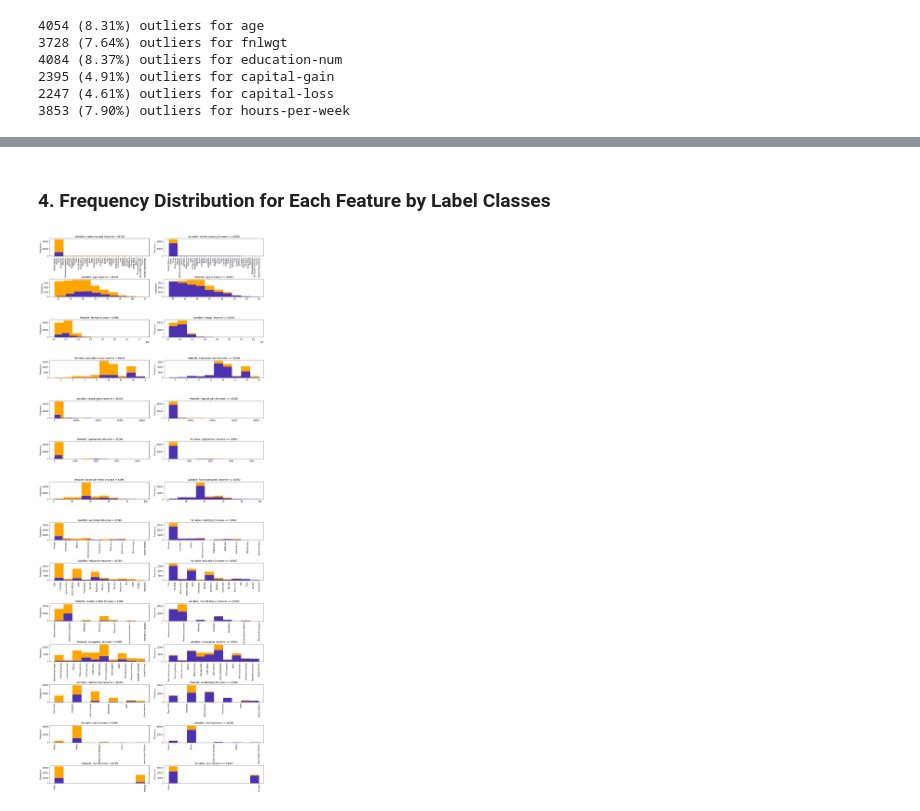
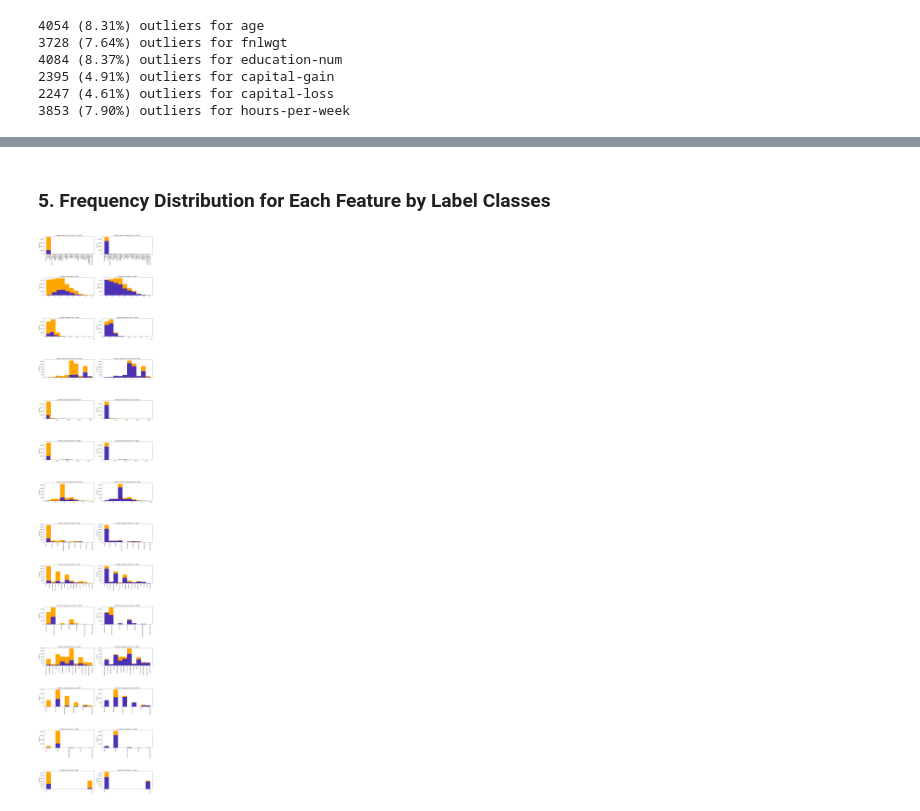
Before and after one commit to legendarycy/IS3221_Grp_2, a Jupyter notebook: IS3221 Project Codes.ipynb, the cells around one changed output, grey strips where cells are left out. Cells and saved outputs as stored; diff of their text form; code cells hidden in the pictures.

```diff
--- a/IS3221 Project Codes.ipynb
+++ b/IS3221 Project Codes.ipynb
@@ -64,0 +67,8 @@ Number of columns :  15
+# %%
+# Convert the categorical columns to a categorical datatype without numeric encoding
+cat_columns = ['workclass', 'education', 'marital-status', 'occupation', 'relationship', 'race', 'sex', 'native-country', 'income']
+for column in cat_columns:
+    df[column] = df[column].astype('category')
+
+# Verify the change by displaying the datatypes again
+df.dtypes
@@ -125,7 +152,7 @@ unique_values_list = []
 
 # Iterate through columns of interest and populate the list with unique values and column names
 for column in cat_columns:
-    unique_values = df[column].unique()
+    unique_values = sorted(census[column].unique())
     for value in unique_values:
         unique_values_list.append([column, value])
 
@@ -178,5 +185,5 @@ census['relationship']
 # %%
-# consistency of spelling within categorical variables
+# Consistency of spelling within categorical variables
 
 # marital-status
 census.loc[:, 'marital-status'] = census['marital-status'].str.replace('married-AF-spouse', 'Married-AF-spouse')
@@ -189,6 +196,8 @@ census.loc[:, 'relationship'] = census['relationship'].str.replace('wife', 'Wife
 census.loc[:, 'sex'] = census['sex'].str.replace('Mole', 'Male')
 census.loc[:, 'sex'] = census['sex'].str.replace('Femole', 'Female')
 
-#native-country
+# native-country
 census.loc[:, 'native-country'] = census['native-country'].str.replace('Hong', 'Hong-Kong')
+census.loc[:, 'native-country'] = census['native-country'].str.replace('South', 'South-Korea')
+census.loc[:, 'native-country'] = census['native-country'].str.replace('Holand-Netherlands', 'Holland-Netherlands')
 # %% [markdown]
@@ -389,39 +582,39 @@ for c in num_columns:
 # %% [markdown]
-### 4. Frequency Distribution for Each Feature by Label Classes ###
+### 5. Frequency Distribution for Each Feature by Label Classes ###
 # %%
 #separate dataframes based on y variable
 gt_50 = census.loc[census["income"] == ">50K",:]
 lte_50 = census.loc[census["income"] == "<=50K",:]
 
-fig, ax = plt.subplots(14, 2, figsize = (20, 45))
+fig, ax = plt.subplots(14, 2, figsize = (20, 90))
 all_cols = [c for c in [*num_columns, *cat_columns] if c != "income"]
 
 for i in range(0, len(all_cols)):
     #calculate col and row number for subplot
     col_name = all_cols[i-1]
 
     #plot into the designated cell
     ax[i, 0].hist(census[col_name], color = "orange")
     ax[i, 0].hist(gt_50[col_name], color = "blue", alpha = 0.7)
     ax[i, 0].set_title(f"Variable: {col_name} (Income > $50K)")
 
     ax[i, 1].hist(census[col_name], color = "orange")
     ax[i, 1].hist(lte_50[col_name], color = "blue", alpha = 0.7)
     ax[i, 1].set_title(f"Variable: {col_name} (Income <= $50K)")
 
     ax[i, 0].set_ylabel("Frequency")
     ax[i, 1].set_ylabel("Frequency")
 
     #rotate x tick label if it's a categorical variable
     if col_name in cat_columns:
         for tick in ax[i, 0].get_xticklabels():
             tick.set_rotation(90)
         for tick in ax[i, 1].get_xticklabels():
             tick.set_rotation(90)
 
 #set spacing
 plt.subplots_adjust(left=0.1, bottom=0.1, right=0.85, top=0.95, wspace=0.15, hspace=1.3)
 
 plt.show()
 # %% [output]
-[figure, old version]
+[figure, new version]
```
Also changed, not shown: parts of 25 cells of this notebook.
